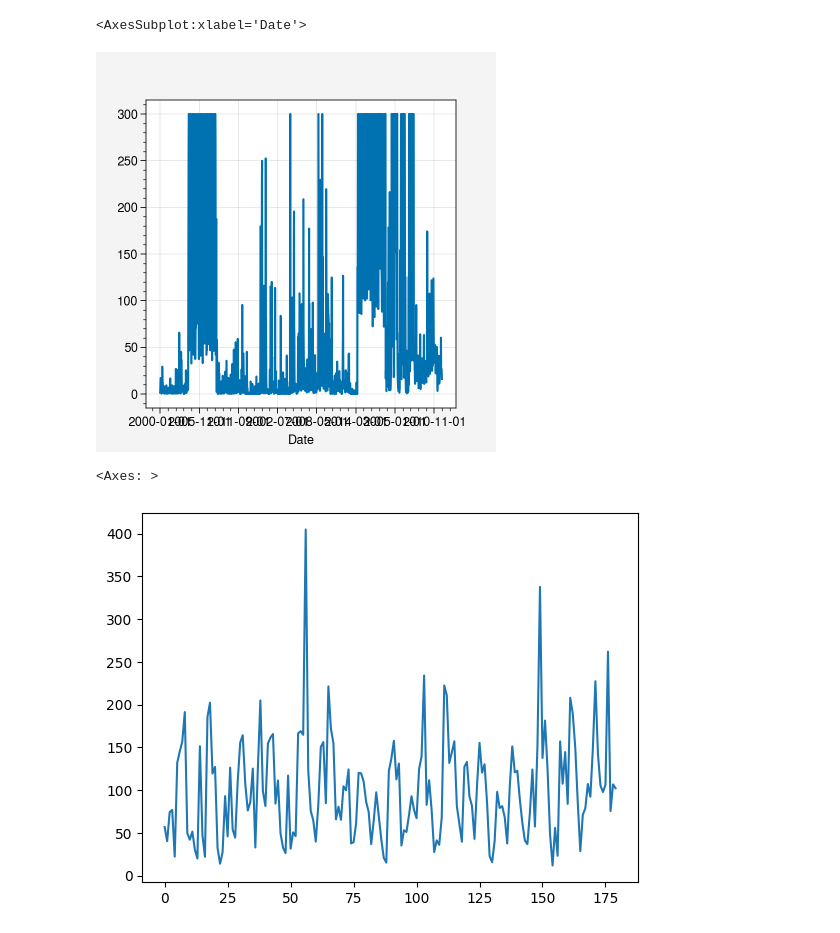
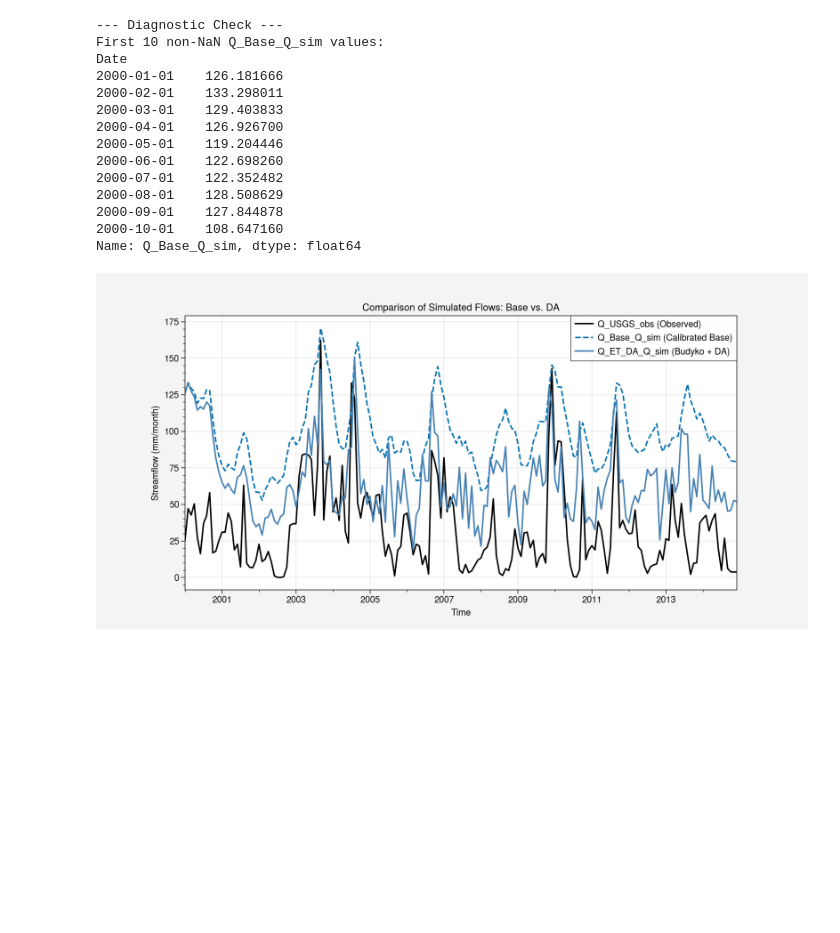
Before and after one commit to Habte1345/Bayesian_DA_Budyko_modeling, a Jupyter notebook: notebooks/notwbook.ipynb, the cells around one changed output. Saved outputs shown, nothing was run; the diff lists cells and outputs as text; code cells hidden in the pictures; blank space fills up the shorter version.

```diff
--- a/notebooks/notwbook.ipynb
+++ b/notebooks/notwbook.ipynb
@@ -254,6 +44,0 @@ plt.scatter(df['Q_obs'], df['Budyko+DA_Q_sim'])
-# %%
-# df['Budyko+DA_Q_sim'].plot()
-df['Q_obs'].plot()
-# %% [output]
-<AxesSubplot:xlabel='Date'>
-[figure, removed]
@@ -264,5 +45,56 @@ simulated_components_02315500 = pd.read_csv(r'C:\Users\hdagne1\Box\Dr.Mesfin Res
-# %%
-simulated_components_02315500['Q_assim_base'].plot()
-# %% [output]
-<Axes: >
-[figure, removed]
+# %%
+import pandas as pd
+import matplotlib.pyplot as plt
+import os
+
+# Define file path for basin 01669520
+file_path = r"C:\Users\hdagne1\Box\Dr.Mesfin Research\Codes\DA\DA_Github_repo\Bayesian_DA_Budyko_modeling\Simulation_results\enkf_timeseries_by_basin\01669520_enkf_timeseries_ET_DA.feather"
+
+if not os.path.exists(file_path):
+    print("Error: Feather file not found. Check path.")
+else:
+    # Load the Feather file
+    df = pd.read_feather(file_path)
+
+    df.set_index('Date', inplace=True)
+
+    # --- CRITICAL CHECK: Plot the Base Simulation ---
+    plt.figure(figsize=(10, 5))
+    df['Q_USGS_obs'].plot(label='Q_USGS_obs (Observed)', color='k')
+
+    # ⚠️ Check THIS line
+    if 'Q_Base_Q_sim' in df.columns:
+        df['Q_Base_Q_sim'].plot(label='Q_Base_Q_sim (Calibrated Base)', linestyle='--')
+    else:
+        print("❌ WARNING: 'Q_Base_Q_sim' column NOT found in DataFrame!")
+
+    df['Q_ET_DA_Q_sim'].plot(label='Q_ET_DA_Q_sim (Budyko + DA)', color='steelblue')
+
+    # Print the first few non-NaN values for Q_Base_Q_sim for quick inspection
+    print("\n--- Diagnostic Check ---")
+    if 'Q_Base_Q_sim' in df.columns:
+        print(f"First 10 non-NaN Q_Base_Q_sim values:\n{df['Q_Base_Q_sim'].dropna().head(10)}")
+
+
+    plt.xlabel('Time')
+    plt.ylabel('Streamflow (mm/month)')
+    plt.title('Comparison of Simulated Flows: Base vs. DA')
+    plt.legend()
+    plt.grid(True)
+    plt.show()
+# %% [output]
+--- Diagnostic Check ---
+First 10 non-NaN Q_Base_Q_sim values:
+Date
+2000-01-01    126.181666
+2000-02-01    133.298011
+2000-03-01    129.403833
+2000-04-01    126.926700
+2000-05-01    119.204446
+2000-06-01    122.698260
+2000-07-01    122.352482
+2000-08-01    128.508629
+2000-09-01    127.844878
+2000-10-01    108.647160
+Name: Q_Base_Q_sim, dtype: float64
+[figure, added]
```
Also changed, not shown: parts of 11 cells of this notebook.
